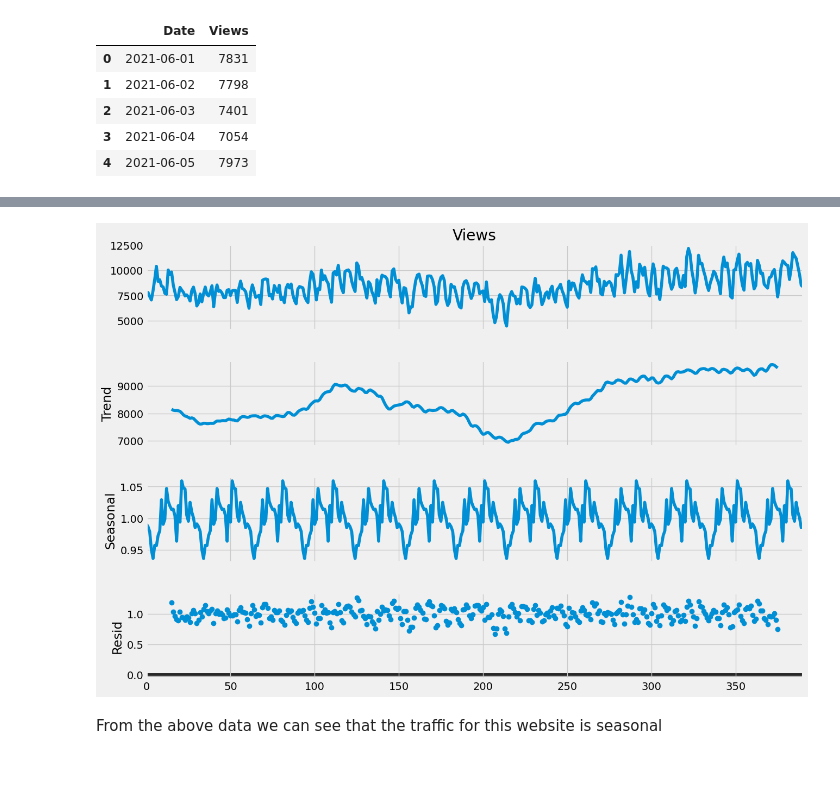
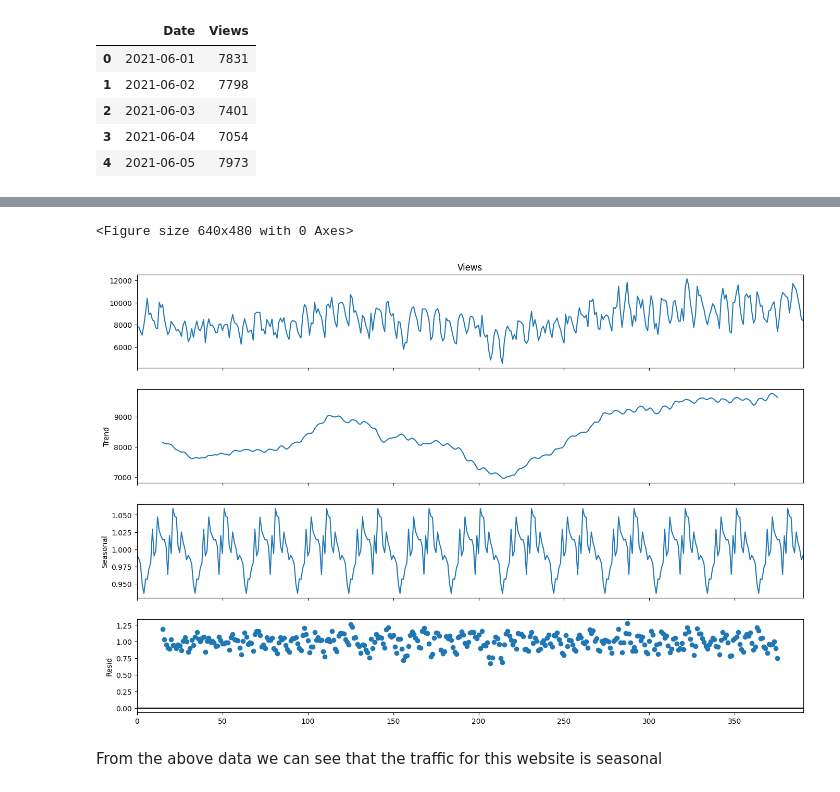
Before and after one commit to amrkld/Website-Traffic-Forecasting_ML_Model, a Jupyter notebook: Forecasting_website_traffic_model.ipynb, the cells around one changed output, grey strips where cells are left out. Saved outputs shown, nothing was run; the diff lists cells and outputs as text; code cells hidden in the pictures.

```diff
--- a/Forecasting_website_traffic_model.ipynb
+++ b/Forecasting_website_traffic_model.ipynb
@@ -33,14 +33,13 @@ plt.show()
 # %%
 from statsmodels.tsa.seasonal import seasonal_decompose
 # %%
-# Decompose the time series
 result = seasonal_decompose(data['Views'], model='multiplicative', period=30)
 
-# Plot the decomposition
+fig = plt.figure()
 fig = result.plot()
 fig.set_size_inches(15, 10)
-plt.show()
 # %% [output]
+<Figure size 640x480 with 0 Axes>
-[figure, old version]
+[figure, new version]
 # %% [markdown]
 From the above data we can see that the traffic for this website is seasonal
```
Also changed, not shown: parts of 8 cells of this notebook.
